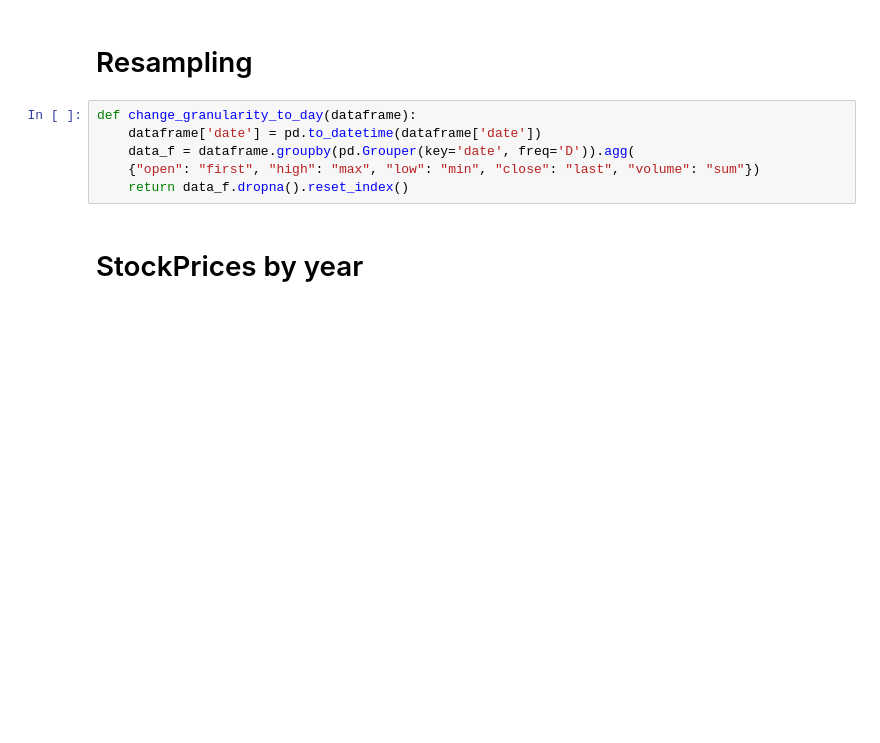
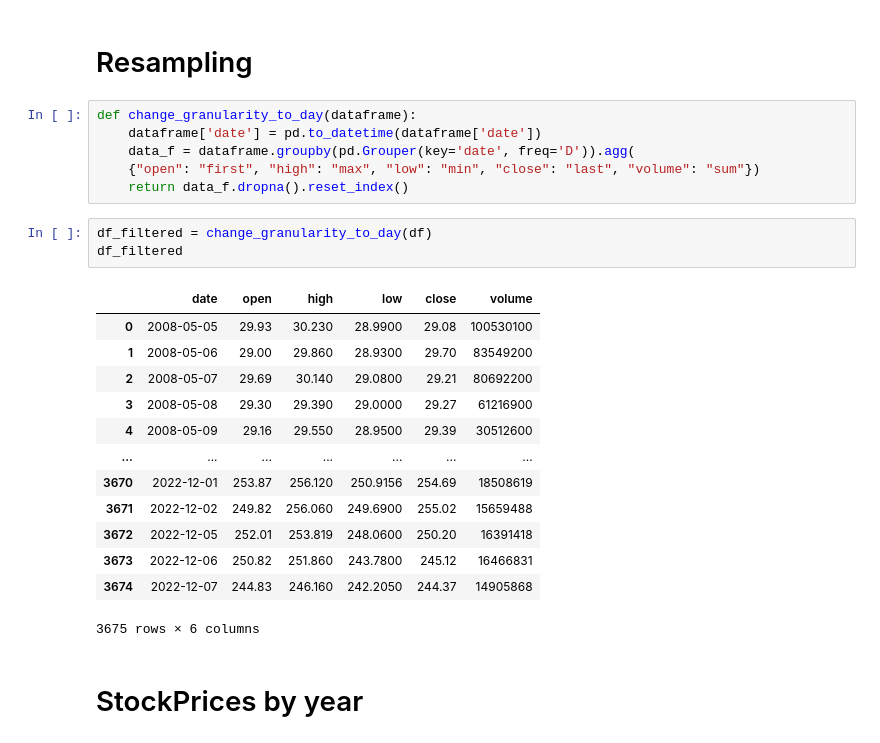
Before and after one commit to Bryce-jrs/ML_Stock_Analysis_MSFT, a Jupyter notebook: stockAnalysisMSFT.ipynb, the cells around one changed output. Cells and saved outputs as stored; diff of their text form; blank space fills up the shorter version.

```diff
--- a/stockAnalysisMSFT.ipynb
+++ b/stockAnalysisMSFT.ipynb
@@ -48,6 +47,23 @@ def change_granularity_to_day(dataframe):
     data_f = dataframe.groupby(pd.Grouper(key='date', freq='D')).agg(
     {"open": "first", "high": "max", "low": "min", "close": "last", "volume": "sum"})
     return data_f.dropna().reset_index()
+# %%
+df_filtered = change_granularity_to_day(df)
+df_filtered
+# %% [output]
+|  | date | open | high | low | close | volume |
+| 0 | 2008-05-05 | 29.93 | 30.230 | 28.9900 | 29.08 | 100530100 |
+| 1 | 2008-05-06 | 29.00 | 29.860 | 28.9300 | 29.70 | 83549200 |
+| 2 | 2008-05-07 | 29.69 | 30.140 | 29.0800 | 29.21 | 80692200 |
+| 3 | 2008-05-08 | 29.30 | 29.390 | 29.0000 | 29.27 | 61216900 |
+| 4 | 2008-05-09 | 29.16 | 29.550 | 28.9500 | 29.39 | 30512600 |
+| ... | ... | ... | ... | ... | ... | ... |
+| 3670 | 2022-12-01 | 253.87 | 256.120 | 250.9156 | 254.69 | 18508619 |
+| 3671 | 2022-12-02 | 249.82 | 256.060 | 249.6900 | 255.02 | 15659488 |
+| 3672 | 2022-12-05 | 252.01 | 253.819 | 248.0600 | 250.20 | 16391418 |
+| 3673 | 2022-12-06 | 250.82 | 251.860 | 243.7800 | 245.12 | 16466831 |
+| 3674 | 2022-12-07 | 244.83 | 246.160 | 242.2050 | 244.37 | 14905868 |
+3675 rows × 6 columns
 # %% [markdown]
 # StockPrices by year
 # %%
```
Also changed, not shown: parts of 9 cells of this notebook.
